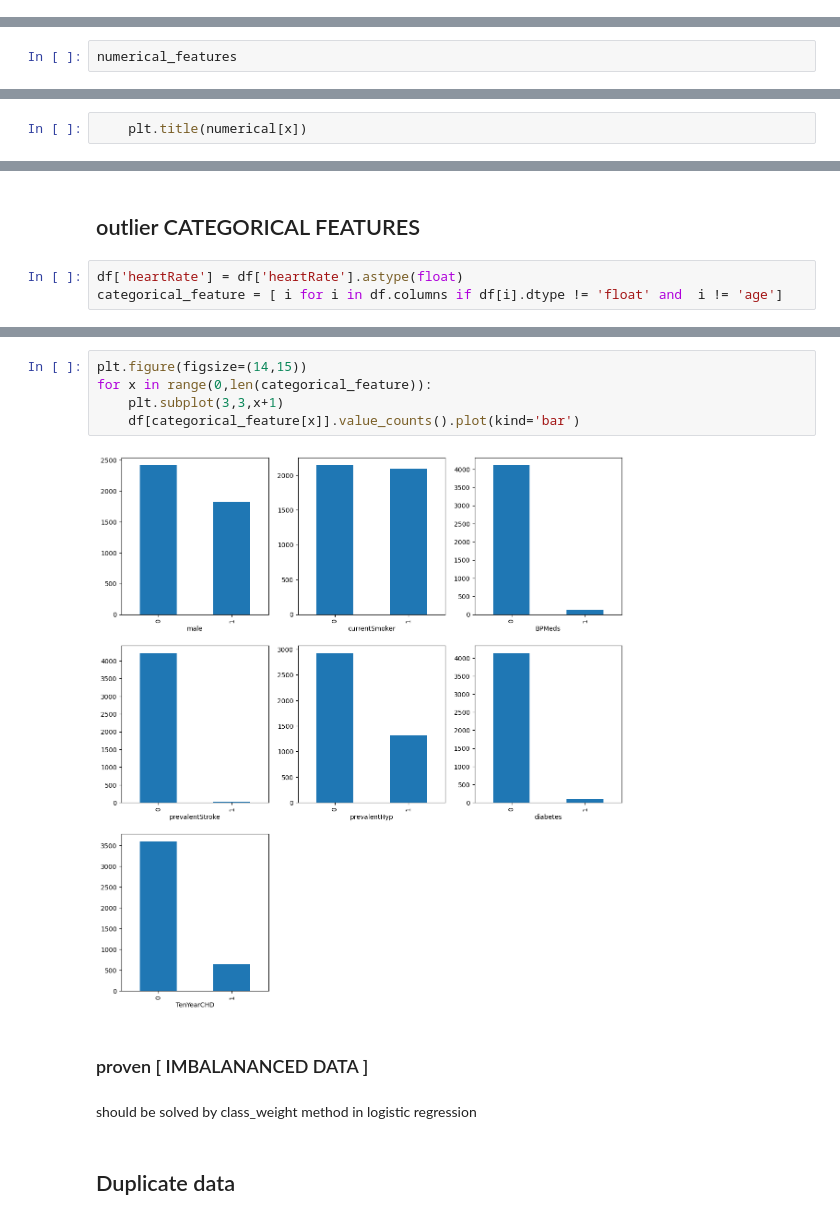
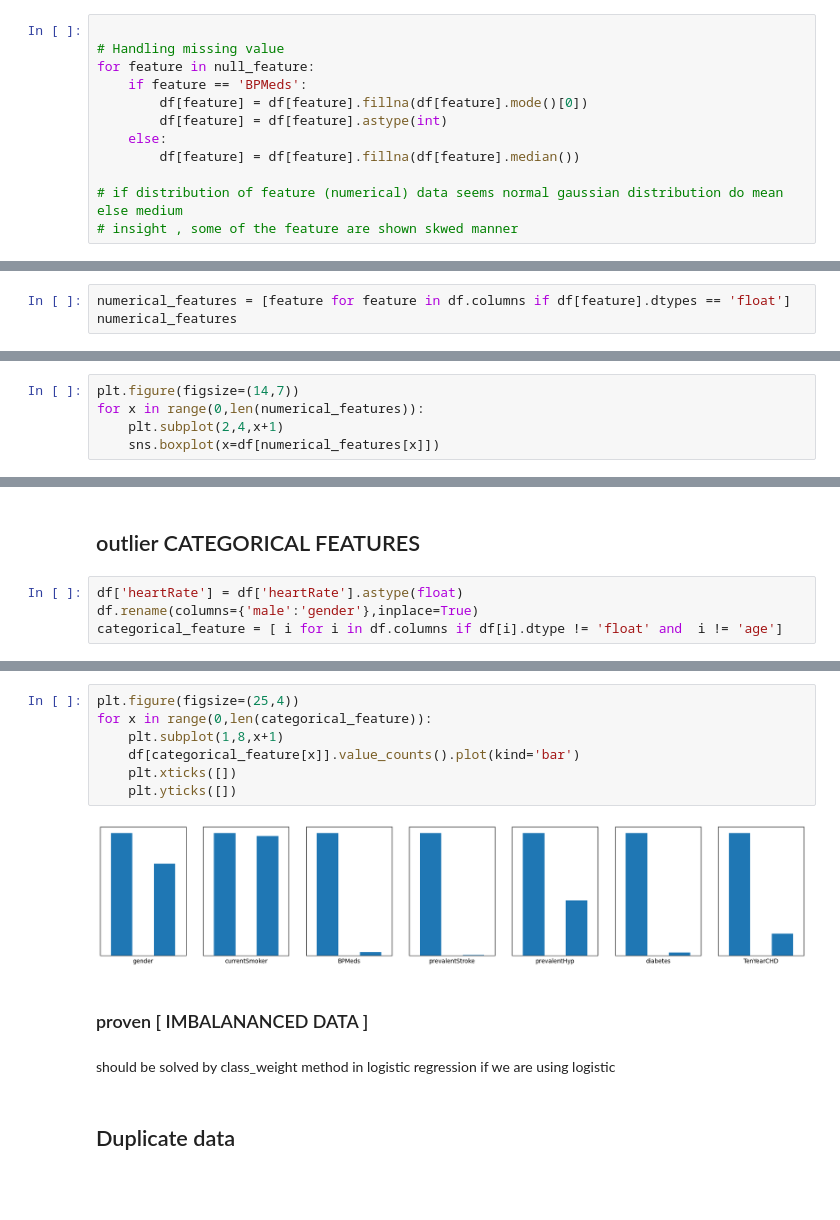
Before and after one commit to fadhilhussain/heartDiseases, a Jupyter notebook: notebook/heart.ipynb, the cells around one changed output, grey strips where cells are left out. Saved outputs shown, nothing was run; the diff lists cells and outputs as text; blank space fills up the shorter version.

Commit message:
data_preprocessing1

```diff
--- a/notebook/heart.ipynb
+++ b/notebook/heart.ipynb
@@ -231 +206,13 @@ for x in range(0,len(numerical_features)):
+# %%
+
+# Handling missing value
+for feature in null_feature:
+    if feature == 'BPMeds':
+        df[feature] = df[feature].fillna(df[feature].mode()[0])
+        df[feature] = df[feature].astype(int)
+    else:
+        df[feature] = df[feature].fillna(df[feature].median())
+
+# if distribution of feature (numerical) data seems normal gaussian distribution do mean else medium
+# insight , some of the feature are shown skwed manner
 # %%
@@ -302,6 +289,7 @@ outlier.shape[0]
 # %% [markdown]
 ### method 2 : using Z-score
 # %%
+numerical_features = [feature for feature in df.columns if df[feature].dtypes == 'float']
 numerical_features
 # %% [output]
 ['education',
@@ -745,7 +707,10 @@ sns.boxplot(df['heartRate'])
 # %% [markdown]
 #### visualizing - boxplot
 # %%
-    plt.title(numerical[x])
+plt.figure(figsize=(14,7))
+for x in range(0,len(numerical_features)):
+    plt.subplot(2,4,x+1)
+    sns.boxplot(x=df[numerical_features[x]])
 # %% [output]
 [figure]
 # %% [markdown]
@@ -792,6 +757,7 @@ for x in range(0,len(a_list)):
 ## outlier CATEGORICAL FEATURES
 # %%
 df['heartRate'] = df['heartRate'].astype(float)
+df.rename(columns={'male':'gender'},inplace=True)
 categorical_feature = [ i for i in df.columns if df[i].dtype != 'float' and  i != 'age']
 # %%
 df.info()
@@ -845,16 +811,18 @@ Name: count, dtype: int64
 1     644
 Name: count, dtype: int64
 # %%
-plt.figure(figsize=(14,15))
+plt.figure(figsize=(25,4))
 for x in range(0,len(categorical_feature)):
-    plt.subplot(3,3,x+1)
+    plt.subplot(1,8,x+1)
     df[categorical_feature[x]].value_counts().plot(kind='bar')
+    plt.xticks([])
+    plt.yticks([])
 # %% [output]
-[figure, old version]
+[figure, new version]
 # %% [markdown]
 ### proven [ IMBALANANCED DATA ]
 # %% [markdown]
-should be solved by class_weight method in logistic regression
+should be solved by class_weight method in logistic regression if we are using logistic
 # %% [markdown]
 ## Duplicate data
 # %%
```
Also changed, not shown: parts of 43 cells of this notebook, 1 other file.
